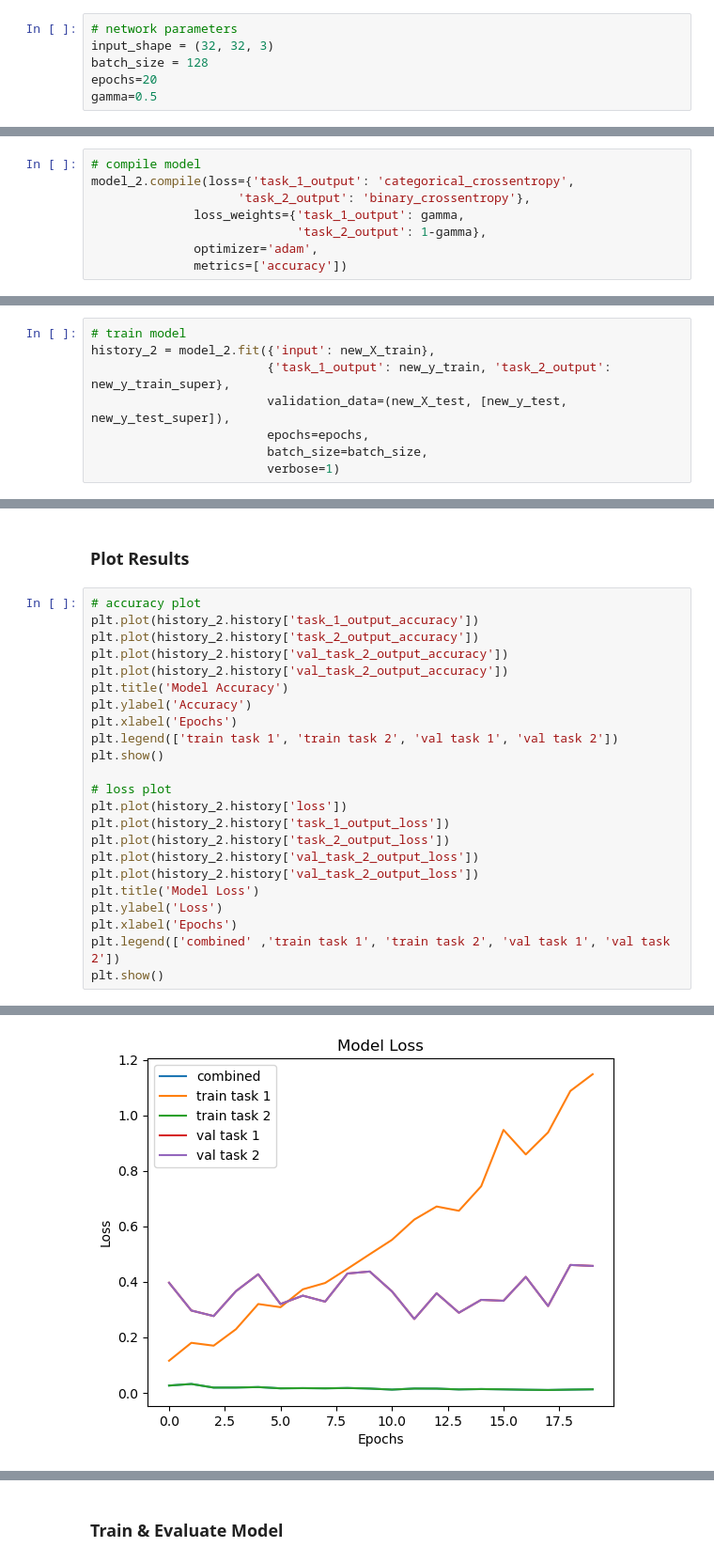
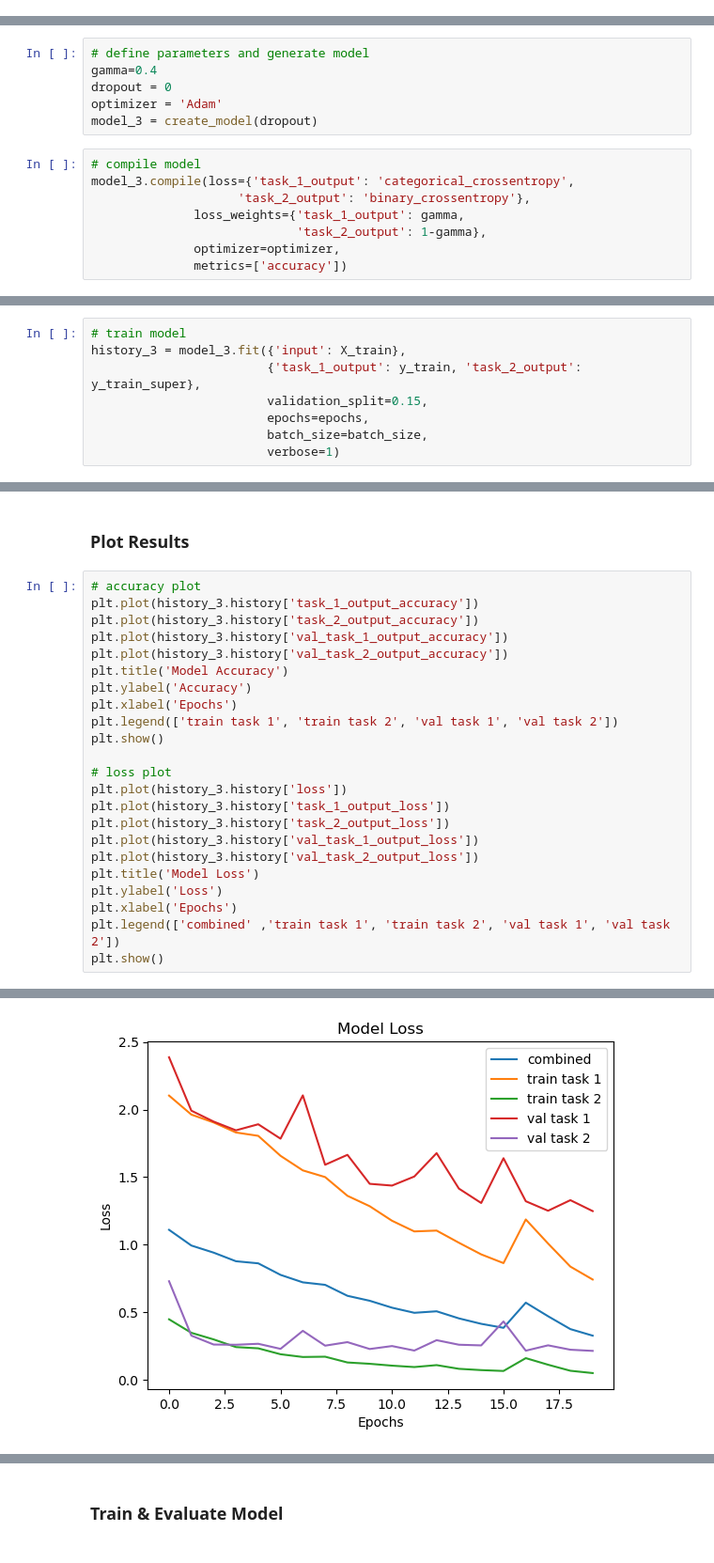
Before and after one commit to mnguyen0226/multitask_learning_vit, a Jupyter notebook: multitask-learning-cnn-cifar10.ipynb, the cells around one changed output, grey strips where cells are left out. Shown: that part at 94% size. Drawn from its saved outputs; the diff is of its cells as text.

```diff
--- a/multitask-learning-cnn-cifar10.ipynb
+++ b/multitask-learning-cnn-cifar10.ipynb
@@ -272,6 +253,0 @@ superclass_mapping = {
-# %%
-# network parameters
-input_shape = (32, 32, 3)
-batch_size = 128
-epochs=20
-gamma=0.5
@@ -518,18 +425,24 @@ gamma=0
+# %%
+# define parameters and generate model
+gamma=0.4
+dropout = 0
+optimizer = 'Adam'
+model_3 = create_model(dropout)
 # %%
 # compile model
-model_2.compile(loss={'task_1_output': 'categorical_crossentropy',
+model_3.compile(loss={'task_1_output': 'categorical_crossentropy',
                     'task_2_output': 'binary_crossentropy'},
               loss_weights={'task_1_output': gamma,
                             'task_2_output': 1-gamma},
-              optimizer='adam',
+              optimizer=optimizer,
               metrics=['accuracy'])
 # %% [markdown]
 ### Train & Evaluate Model
 # %%
 # train model
-history_2 = model_2.fit({'input': new_X_train},
-                        {'task_1_output': new_y_train, 'task_2_output': new_y_train_super},
-                        validation_data=(new_X_test, [new_y_test, new_y_test_super]),
+history_3 = model_3.fit({'input': X_train},
+                        {'task_1_output': y_train, 'task_2_output': y_train_super},
+                        validation_split=0.15,
                         epochs=epochs,
                         batch_size=batch_size,
                         verbose=1)
@@ -590,10 +510,10 @@ Test task 2 acc: 0.9291250109672546
 ### Plot Results
 # %%
 # accuracy plot
-plt.plot(history_2.history['task_1_output_accuracy'])
-plt.plot(history_2.history['task_2_output_accuracy'])
-plt.plot(history_2.history['val_task_2_output_accuracy'])
-plt.plot(history_2.history['val_task_2_output_accuracy'])
+plt.plot(history_3.history['task_1_output_accuracy'])
+plt.plot(history_3.history['task_2_output_accuracy'])
+plt.plot(history_3.history['val_task_1_output_accuracy'])
+plt.plot(history_3.history['val_task_2_output_accuracy'])
 plt.title('Model Accuracy')
 plt.ylabel('Accuracy')
 plt.xlabel('Epochs')
@@ -601,11 +521,11 @@ plt.legend(['train task 1', 'train task 2', 'val task 1', 'val task 2'])
 plt.show()
 
 # loss plot
-plt.plot(history_2.history['loss'])
-plt.plot(history_2.history['task_1_output_loss'])
-plt.plot(history_2.history['task_2_output_loss'])
-plt.plot(history_2.history['val_task_2_output_loss'])
-plt.plot(history_2.history['val_task_2_output_loss'])
+plt.plot(history_3.history['loss'])
+plt.plot(history_3.history['task_1_output_loss'])
+plt.plot(history_3.history['task_2_output_loss'])
+plt.plot(history_3.history['val_task_1_output_loss'])
+plt.plot(history_3.history['val_task_2_output_loss'])
 plt.title('Model Loss')
 plt.ylabel('Loss')
 plt.xlabel('Epochs')
@@ -616 +536 @@ plt.show()
-[figure, old version]
+[figure, new version]
```
Also changed, not shown: parts of 89 cells of this notebook.
